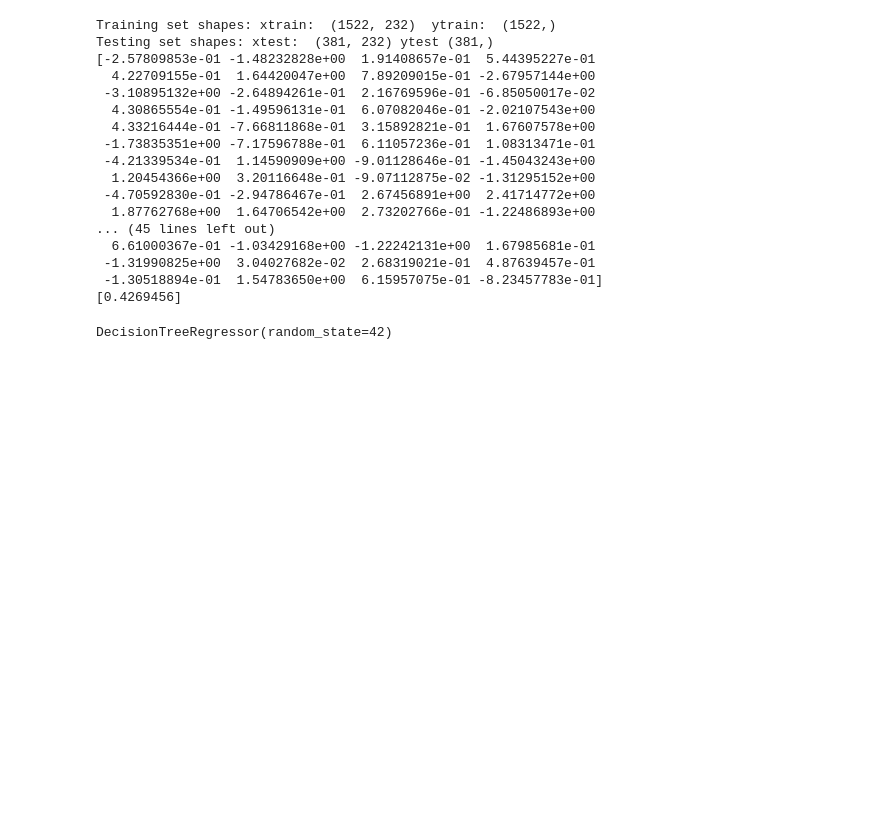
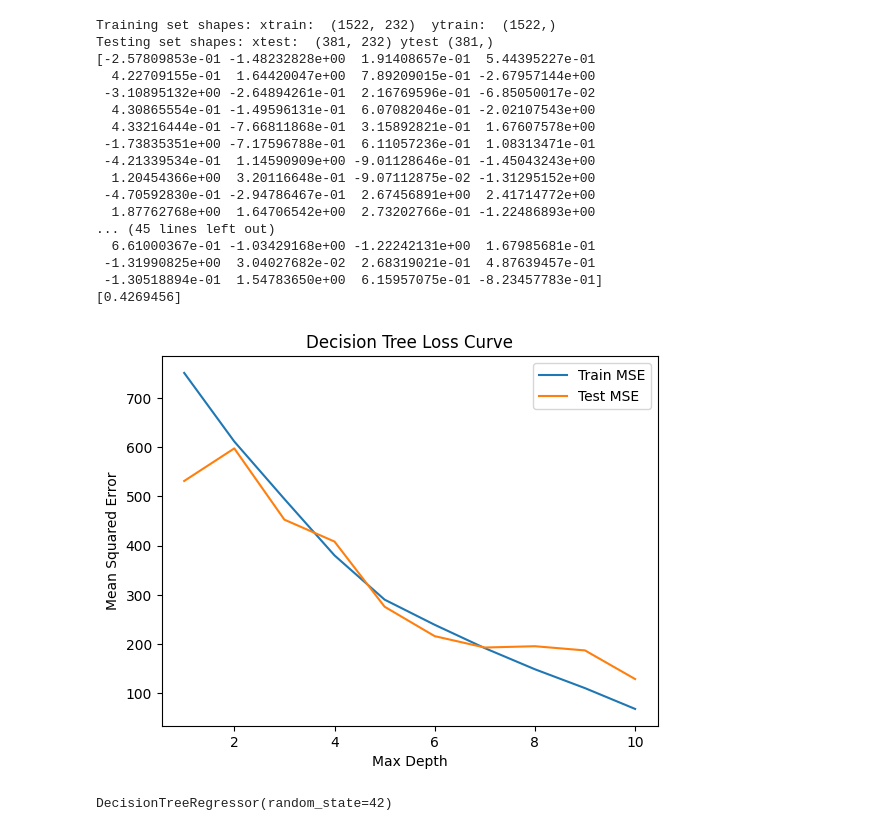
Before and after one commit to neelunerella/DivvyBikePredictions, a Jupyter notebook: divvy.ipynb, the cells around one changed output. Cells and saved outputs as stored; diff of their text form; code cells hidden in the pictures; blank space fills up the shorter version.

```diff
--- a/divvy.ipynb
+++ b/divvy.ipynb
@@ -178,6 +178,29 @@ Testing set shapes: xtest:  (381, 232) ytest (381,)
  -1.31990825e+00  3.04027682e-02  2.68319021e-01  4.87639457e-01
  -1.30518894e-01  1.54783650e+00  6.15957075e-01 -8.23457783e-01]
 [0.4269456]
+# %%
+# vary tree depth from 1 to 10
+md = np.arange(1, 11)
+trerrors, terrors = [], []
+for d in md:
+    m = DecisionTreeRegressor(max_depth=d, random_state=42)
+    m.fit(xtrain, ytrain)
+
+    ytrpred = m.predict(xtrain)
+    ytpred = m.predict(xtest)
+
+    trerrors.append(mean_squared_error(ytrain, ytrpred))
+    terrors.append(mean_squared_error(ytest, ytpred))
+
+plt.plot(md, trerrors, label='Train MSE')
+plt.plot(md, terrors, label='Test MSE')
+plt.xlabel('Max Depth')
+plt.ylabel('Mean Squared Error')
+plt.title('Decision Tree Loss Curve')
+plt.legend()
+plt.show()
+# %% [output]
+[figure, added]
 # %%
 # Create a Decision Tree Regressor
 tree_model = DecisionTreeRegressor(random_state=42)
```
Also changed, not shown: parts of 2 cells of this notebook.
